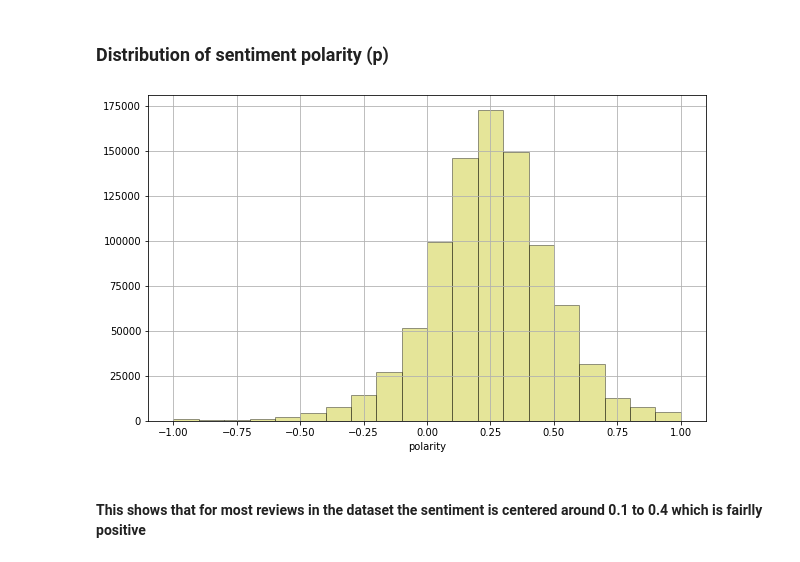
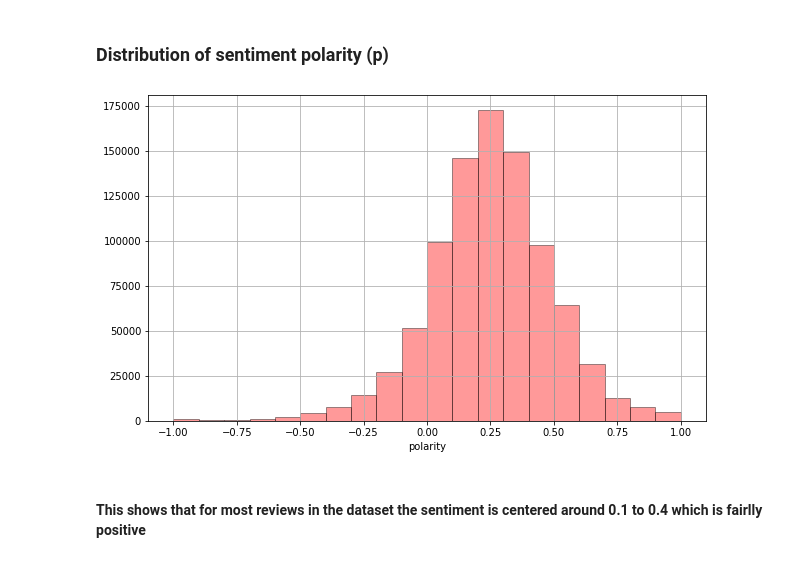
Before and after one commit to RishabPanyam96/Las_Vegas_Food_Inspection, a Jupyter notebook: code/Vizual.ipynb, the cells around one changed output. Drawn from its saved outputs; the diff is of its cells as text; code cells hidden in the pictures.

```diff
--- a/code/Vizual.ipynb
+++ b/code/Vizual.ipynb
@@ -549,10 +520,10 @@ rev.drop(columns=[rev.columns[0]], inplace=True)
 ### Distribution of sentiment polarity (p)
 # %%
 plt.figure(figsize=(10,6))
-sns.distplot(rev.polarity, kde=False, color="y", bins=20, hist_kws=dict(edgecolor="k", linewidth=1))
+sns.distplot(rev.polarity, kde=False, color="r", bins=20, hist_kws=dict(edgecolor="k", linewidth=1))
 plt.grid()
 # %% [output]
-[figure, old version]
+[figure, new version]
 # %% [markdown]
 #### This shows that for most reviews in the dataset the sentiment is centered around 0.1 to 0.4 which is fairlly positive
 # %%
```
Also changed, not shown: parts of 18 cells of this notebook.
